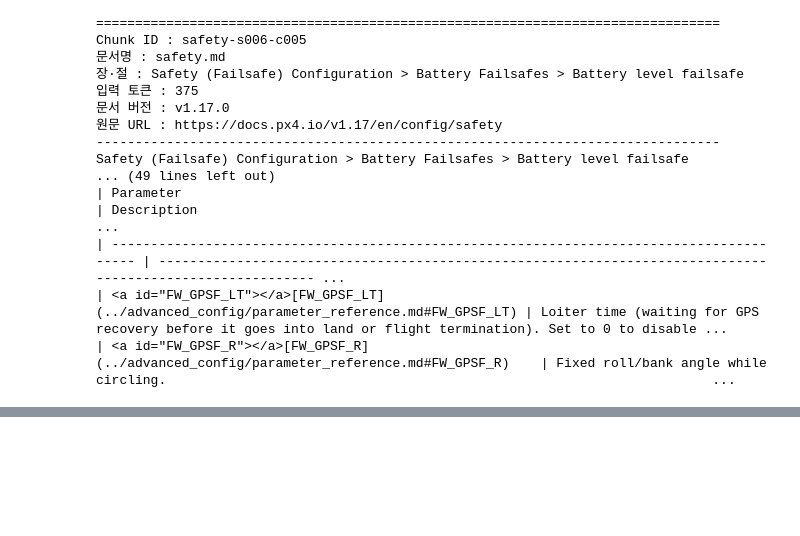
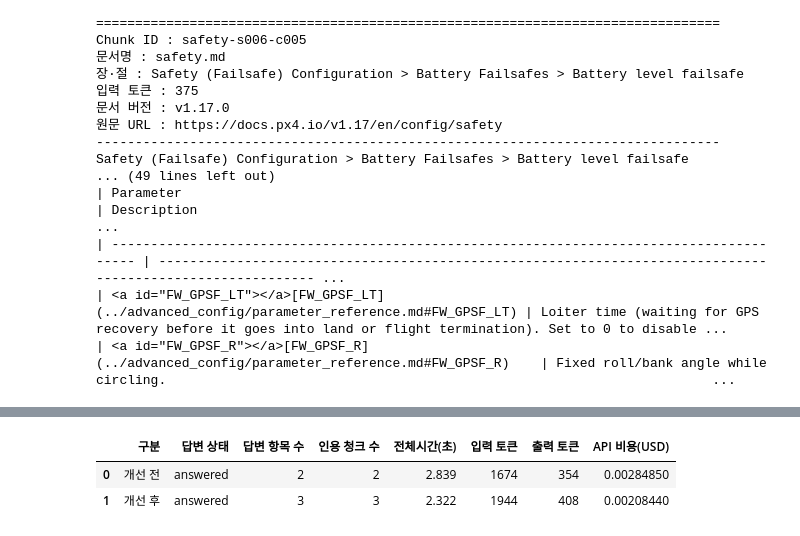
Before and after one commit to Phils-dev/RAG_Homework, a Jupyter notebook: PX4_RAG_v02.ipynb, the cells around one changed output, grey strips where cells are left out. Drawn from its saved outputs; the diff is of its cells as text; code cells hidden in the pictures; blank space fills up the shorter version.

```diff
--- a/PX4_RAG_v02.ipynb
+++ b/PX4_RAG_v02.ipynb
@@ -2311,0 +5564,15 @@ Safety (Failsafe) Configuration > Battery Failsafes > Battery level failsafe
+# %%
+
+# 10.4-B. 통합 RAG 질의응답 실행
+
+# 시험 질문 설정
+question = (
+    "비행 중 조종기 연결이 끊기면 "
+    "어떤 안전 기능이 동작하는가?"
+)
+
+# 통합 RAG 질의응답 실행
+rag_result = rag_answer(question)
+
+# RAG 결과 출력
+print_rag_result(rag_result)
@@ -2311,0 +6104,80 @@ Safety (Failsafe) Configuration > Battery Failsafes > Battery level failsafe
+# %%
+
+# 10.5-E. 개선된 RAG 답변 재시험
+
+# 기존 GPS 시험 결과 추출
+gps_before_result = rag_qa_results["GPS"]
+
+# 동일 시험 질문 설정
+gps_test_question = gps_before_result["question"]
+
+# 개선된 RAG 질의응답 실행
+gps_after_result = rag_answer(gps_test_question)
+
+# 개선된 답변 출력
+print_rag_result(gps_after_result)
+
+# 개선 전후 결과 목록 정의
+gps_comparison = []
+
+# 개선 전후 결과 추출
+for label, result in [
+    ("개선 전", gps_before_result),
+    ("개선 후", gps_after_result)
+]:
+
+    cost = result["api_cost"]
+
+    gps_comparison.append({
+        "구분": label,
+        "답변 상태": result["status"],
+        "답변 항목 수": len(result["claims"]),
+        "인용 청크 수": len({
+            claim["chunk_id"]
+            for claim in result["claims"]
+        }),
+        "전체시간(초)": round(result["total_time"], 3),
+        "입력 토큰": cost["input_tokens"] if cost else None,
+        "출력 토큰": cost["output_tokens"] if cost else None,
+        "API 비용(USD)": cost["total_cost"] if cost else None
+    })
+
+# 개선 전후 비교표 생성
+df_gps_comparison = pd.DataFrame(gps_comparison)
+
+# 개선 전후 비교 결과 출력
+print("\n[GPS 답변 개선 전후 비교]")
+
+display(
+    df_gps_comparison.style.format({
+        "전체시간(초)": "{:.3f}",
+        "API 비용(USD)": "{:.8f}"
+    }, na_rep="확인 불가")
+)
+
+# 답변 및 인용 근거 비교
+for label, result in [
+    ("개선 전", gps_before_result),
+    ("개선 후", gps_after_result)
+]:
+
+    print("=" * 60)
+    print(label)
+    print("답변 상태 :", result["status"])
+    print("=" * 60)
+
+    for index, claim in enumerate(
+        result["claims"], start=1
+    ):
+
+        print(f"\n[답변 {index}]")
+        print(claim["text"])
+
+        print("\n[인용 근거]")
+        print(claim["quote"])
+
+        print("\nChunk ID :", claim["chunk_id"])
+        print("-" * 60)
+
+print("개선된 RAG 답변 재시험 완료")
+# %% [output]
@@ -2311,0 +6201,3 @@ Safety (Failsafe) Configuration > Battery Failsafes > Battery level failsafe
+|  | 구분 | 답변 상태 | 답변 항목 수 | 인용 청크 수 | 전체시간(초) | 입력 토큰 | 출력 토큰 | API 비용(USD) |
+| 0 | 개선 전 | answered | 2 | 2 | 2.839 | 1674 | 354 | 0.00284850 |
+| 1 | 개선 후 | answered | 3 | 3 | 2.322 | 1944 | 408 | 0.00208440 |
```
Also changed, not shown: parts of 138 cells of this notebook.
